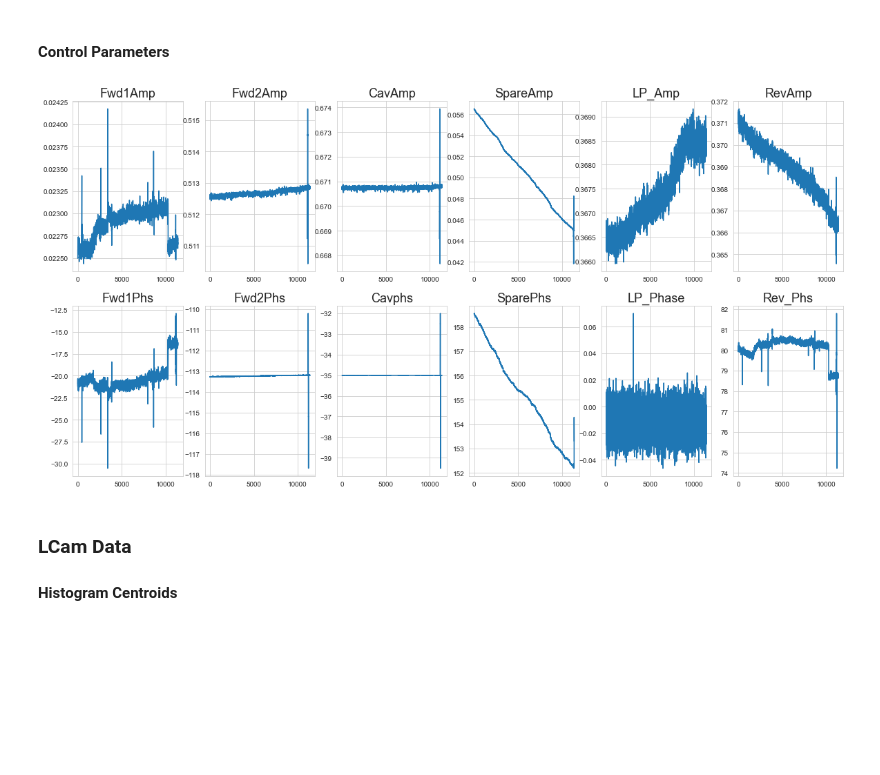
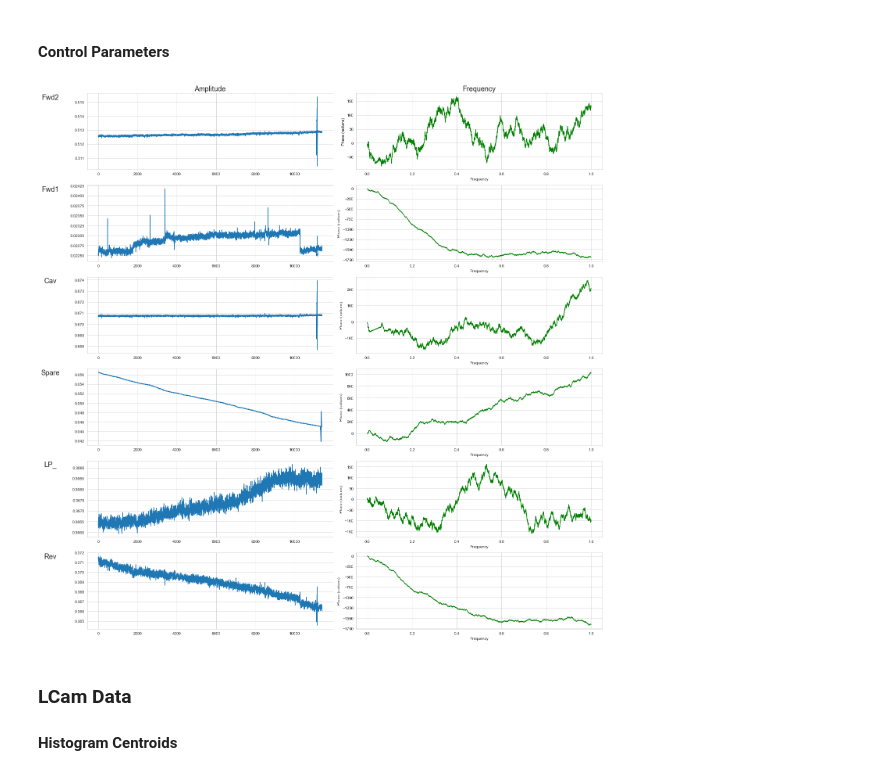
Before and after one commit to laurenmoos/marinetti, a Jupyter notebook: DataETL.ipynb, the cells around one changed output. Cells and saved outputs as stored; diff of their text form; code cells hidden in the pictures; blank space fills up the shorter version.

```diff
--- a/DataETL.ipynb
+++ b/DataETL.ipynb
@@ -27,10 +33,8 @@ def clean_file_name(f):
 # %%
-#TODO: I think we might have to get more exact about time alignment observations but for now
-
 scam = np.load('/Users/lauren/marinetti/ready/SCam3_tt.csv.pkl', allow_pickle=True)
 scam = np.squeeze(scam)
 
-scam_micro  = list(map(to_sxs, scam))
+scam_s  = list(map(to_seconds, scam))
 
-scam_micro = list(map(lambda x: x - to_sxs(min(scam)), scam_micro))
+scam_s = list(map(lambda x: x - to_seconds(min(scam)), scam_s))
 # %%
@@ -92,19 +87,16 @@ observations = np.concatenate(observations, axis = 1)
 
 Make the correct datetime intervals by doing a join on a dataframe with dense readings and the one constructed from the actual readings
 # %%
-#scam micro is normalized to start at 0
-rx = list(range(0, int(max(scam_micro))))
+#there are likely bugs here but it's good enough for now
+rx = list(range(0, int(max(scam_s))))
 tf = pd.DataFrame({'year': [1970] * len(rx),
                    'month': [1] * len(rx),
                    'day': [1] * len(rx),
                    'seconds': len(rx)})
-
-
-
 i = pd.date_range(0, periods=len(rx), freq='S')
 left_df = pd.DataFrame(columns = names, index = i)
 # %%
-s = pd.to_datetime(scam_micro, unit='s')
+s = pd.to_datetime(scam_s, unit='s')
 right_df = pd.DataFrame(observations, columns = names, index=s)
 # %%
 #pandas.merge_asof nifty thing if we want to do approximate matching
@@ -119,33 +110,35 @@ joined  = joined.iloc[:, 0:48]
 # %% [markdown]
 #### Control Parameters
 # %%
-#by device
-fwd1 = ['Fwd1Amp', 'Fwd1Phs']
-fwd2 = ['Fwd2Amp', 'Fwd2Phs']
-cav = ['CavAmp', 'Cavphs']
-spare = ['SpareAmp', 'SparePhs']
-lp = ['LP_Amp', 'LP_Phase']
-rev = ['RevAmp', 'Rev_Phs']
+amp_keys = ['Fwd2Amp',  'Fwd1Amp', 'CavAmp', 'SpareAmp', 'LP_Amp','RevAmp']
+phs_keys =  ['Fwd2Phs', 'Fwd1Phs', 'Cavphs', 'SparePhs',  'LP_Phase', 'Rev_Phs']
 
-amps = ['Fwd1Amp',  'Fwd2Amp', 'CavAmp', 'SpareAmp', 'LP_Amp','RevAmp']
-phs =  ['Fwd1Phs', 'Fwd2Phs', 'Cavphs', 'SparePhs',  'LP_Phase', 'Rev_Phs']
+fig, axes = plt.subplots(nrows=6, ncols=2, figsize=(20,20), tight_layout=True)
 
-fig, axes = plt.subplots(nrows=2, ncols=6, figsize=(20, 10))
+for ax, col in zip(axes[0], ['Amplitude', 'Frequency']):
+    ax.set_title(col,  fontdict = { 'fontsize': 18})
+
+for ax, row in zip(axes[:,0], list(map(lambda x: x.replace('Amp', ''), amp_keys))):
+    ax.set_ylabel(row, rotation=0,  fontdict = { 'fontsize': 18})
+    ax.yaxis.set_label_coords(-0.15,0.9)
+
+for e in range(0, len(amp_keys)):
+    time = np.array(range(0, 11389))
+
+    amp_key = amp_keys[e]
+    amps = np.array(np.squeeze(joined[amp_key].dropna()))
 
 
-for i in range(0, len(amps)):
-    t = np.array(range(0, 11389))
-    y = np.array(np.squeeze(joined[amps[i]].dropna()))
-    axes[0, i].plot(t, y)
-    axes[0, i].set_title(label = f"{amps[i]}", fontdict = { 'fontsize': 18})
+    #transform to complex numbers
+    phs_key = phs_keys[e]
+    phs = np.array(np.squeeze(joined[phs_key].dropna()))
+    phs = np.deg2rad(phs)
 
-for i in range(0, len(phs)):
-    t = np.array(range(0, 11389))
-    y = np.array(np.squeeze(joined[phs[i]].dropna()))
-    axes[1, i].plot(t, y)
-    axes[1, i].set_title(label = f"{phs[i]}", fontdict = { 'fontsize': 18})
+    axes[e, 0].plot(time, amps)
+
+    axes[e, 1].phase_spectrum(phs, color ='green')
 # %% [output]
-[figure, old version]
+[figure, new version]
 # %% [markdown]
 ### LCam Data
 #### Histogram Centroids
```
Also changed, not shown: parts of 13 cells of this notebook, 4 other files.
